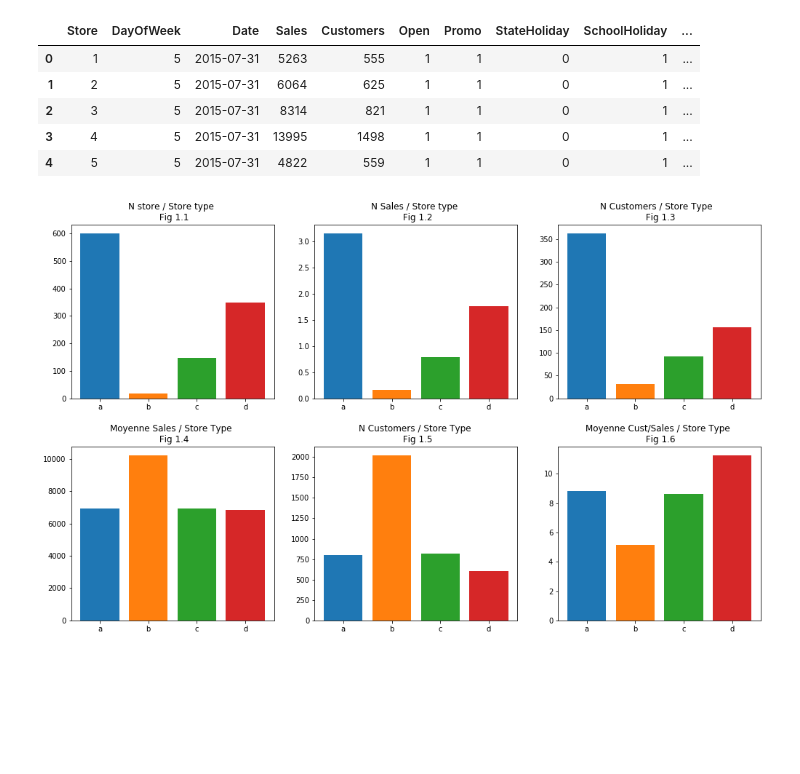
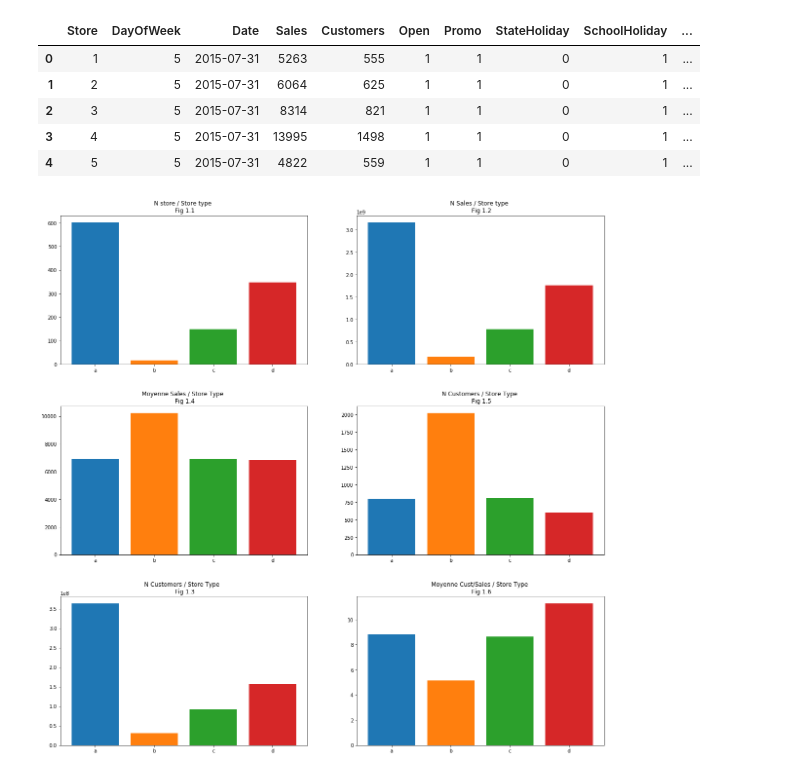
Before and after one commit to yasserbekkali/projetBD, a Jupyter notebook: projetWS.ipynb, the cells around one changed output. Drawn from its saved outputs; the diff is of its cells as text; code cells hidden in the pictures; blank space fills up the shorter version.

```diff
--- a/projetWS.ipynb
+++ b/projetWS.ipynb
@@ -314,23 +314,23 @@ dts.head()
 # %%
 dts['SalesperCustomer'] = dts['Sales']/dts['Customers']
 # %%
-fig, axes = plt.subplots(2, 2,figsize=(17,10) )
+fig, axes = plt.subplots(3, 2,figsize=(20,20) )
 palette = itertools.cycle(sns.color_palette(n_colors=4))
 plt.subplots_adjust(hspace = 0.28)
 #axes[1].df_train_store.groupby(by="StoreType").count().Store.plot(kind='bar')
 axes[0,0].bar(dstore.groupby(by="StoreType").count().Store.index,dstore.groupby(by="StoreType").count().Store,color=[next(palette),next(palette),next(palette),next(palette)])
 axes[0,0].set_title("N store / Store type \n Fig 1.1")
 axes[0,1].bar(dts.groupby(by="StoreType").sum().Sales.index,dts.groupby(by="StoreType").sum().Sales,color=[next(palette),next(palette),next(palette),next(palette)])
 axes[0,1].set_title("N Sales / Store type \n Fig 1.2")
-axes[0,2].bar(dts.groupby(by="StoreType").sum().Customers.index,dts.groupby(by="StoreType").sum().Customers,color=[next(palette),next(palette),next(palette),next(palette)])
-axes[0,2].set_title("N Customers / Store Type  \n Fig 1.3")
+axes[2,0].bar(dts.groupby(by="StoreType").sum().Customers.index,dts.groupby(by="StoreType").sum().Customers,color=[next(palette),next(palette),next(palette),next(palette)])
+axes[2,0].set_title("N Customers / Store Type  \n Fig 1.3")
 axes[1,0].bar(dts.groupby(by="StoreType").sum().Customers.index,dts.groupby(by="StoreType").Sales.mean(),color=[next(palette),next(palette),next(palette),next(palette)])
 axes[1,0].set_title("Moyenne Sales / Store Type \n Fig 1.4")
 axes[1,1].bar(dts.groupby(by="StoreType").sum().Customers.index,dts.groupby(by="StoreType").Customers.mean(),color=[next(palette),next(palette),next(palette),next(palette)])
 axes[1,1].set_title("N Customers / Store Type \n Fig 1.5")
-axes[1,2].bar(dts.groupby(by="StoreType").sum().Sales.index,dts.groupby(by="StoreType").SalesperCustomer.mean(),color=[next(palette),next(palette),next(palette),next(palette)])
-axes[1,2].set_title("Moyenne Cust/Sales / Store Type \n Fig 1.6")
+axes[2,1].bar(dts.groupby(by="StoreType").sum().Sales.index,dts.groupby(by="StoreType").SalesperCustomer.mean(),color=[next(palette),next(palette),next(palette),next(palette)])
+axes[2,1].set_title("Moyenne Cust/Sales / Store Type \n Fig 1.6")
 plt.show()
 # %% [output]
-[figure, old version]
+[figure, new version]
 # %%
```
Also changed, not shown: parts of 4 cells of this notebook.
